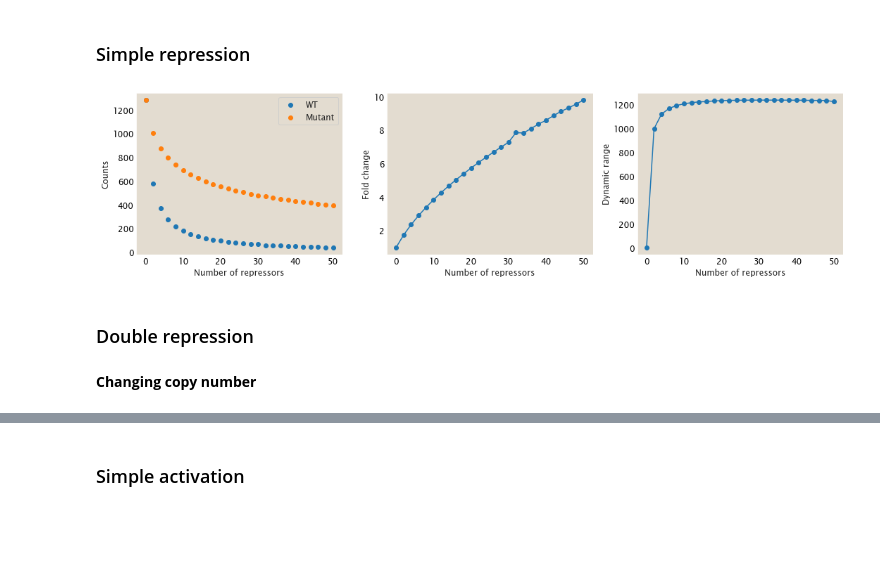
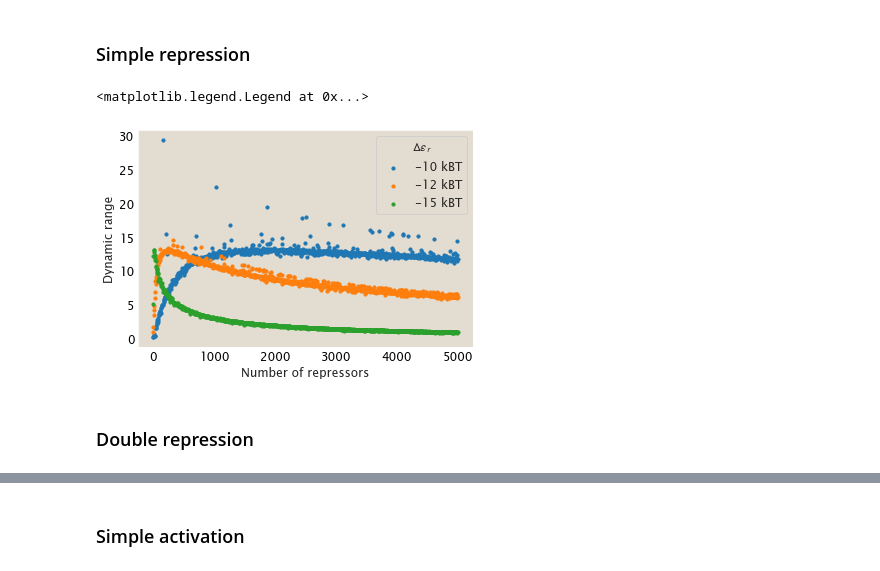
Before and after one commit to RPGroup-PBoC/theoretical_regseq, a Jupyter notebook: notebooks/theoretical/tf_copy_number.ipynb, the cells around one changed output, grey strips where cells are left out. Cells and saved outputs as stored; diff of their text form; code cells hidden in the pictures; blank space fills up the shorter version.

```diff
--- a/notebooks/theoretical/tf_copy_number.ipynb
+++ b/notebooks/theoretical/tf_copy_number.ipynb
@@ -51,51 +51,33 @@ for i in range(3):
 rep_emat = np.mean(O1_1027_fixed, axis=0)
 # %%
 n_NS = len(genome)
-n_p = 4600
-l_n_r = np.arange(0, 51, 2)
-ep_wt = -5
-er_wt = -15
+n_p = 5000
+l_n_r = np.arange(1, 5000, 5)
+ep_wt = -7
+l_er_wt = [-10, -12, -15]
 
-fc_simrep = []
-dr_simrep = []
-wt_simrep = []
-mut_simrep = []
-for n_r in l_n_r:
-    df = tregs.simulate.sim_pointmut(promoter, tregs.simulate.simrep_pbound, [rnap_site, rep_site],
-                                     [rep_site],
-                                     *[n_NS, n_p, n_r, rnap_emat, rep_emat, ep_wt, er_wt],
-                                     scaling_factor=10**4)
+dr = []
+for er_wt in l_er_wt:
+    dr_simrep = []
+    for n_r in l_n_r:
+        df = tregs.simulate.sim_pointmut(promoter, tregs.simulate.simrep_pbound, [rnap_site, rep_site],
+                                        [rep_site],
+                                        *[n_NS, n_p, n_r, rnap_emat, rep_emat, ep_wt, er_wt],
+                                        scaling_factor=10*6)
 
-    norm_ct = df['norm_ct_1'].to_numpy()
-    fc = np.mean(norm_ct[1:] / norm_ct[0])
-    fc_simrep.append(fc)
-    dr_simrep.append(np.max(norm_ct) - np.min(norm_ct))
-    wt_simrep.append(norm_ct[0])
-    mut_simrep.append(np.mean(norm_ct[1:]))
+        norm_ct = df['norm_ct_1'].to_numpy()
+        dr_simrep.append(np.mean(norm_ct[1:] - norm_ct[0]))
+    dr.append(dr_simrep)
-# %%
-# plot fold change against number of repressors
-fig, axes = plt.subplots(1, 3, figsize=(15, 4))
-ax1, ax2, ax3 = axes
-ax1.scatter(l_n_r, wt_simrep, label='WT')
-ax1.scatter(l_n_r, mut_simrep, label='Mutant')
-ax1.set_xlabel('Number of repressors')
-ax1.set_ylabel('Counts')
-ax1.legend()
-
-ax2.plot(l_n_r, fc_simrep)
-ax2.scatter(l_n_r, fc_simrep)
-ax2.set_xlabel('Number of repressors')
-ax2.set_ylabel('Fold change')
-
-ax3.plot(l_n_r, dr_simrep)
-ax3.scatter(l_n_r, dr_simrep)
-ax3.set_xlabel('Number of repressors')
-ax3.set_ylabel('Dynamic range')
-#ax3.set_yscale('log')
-
-plt.tight_layout()
-# %% [output]
-[figure, removed]
+# %%
+fig, ax = plt.subplots()
+for i in range(3):
+    ax.scatter(l_n_r, dr[i], label='{} kBT'.format(str(l_er_wt[i])), s=10)
+ax.set_xlabel('Number of repressors')
+ax.set_ylabel('Dynamic range')
+ax.legend(title=r'$\Delta \epsilon_{r}$')
+# %% [output]
+<matplotlib.legend.Legend at 0x...>
+[figure, added]
 # %% [markdown]
 ### Double repression
 # %%
@@ -103,7 +85,5 @@ rep1_site = promoter[(115-70):(115-60)]
 rep2_site = promoter[(115-50):(115-40)]
 r1_emat = tregs.simulate.generate_emap(rep1_site, fixed=True, fixed_value=1)
 r2_emat = tregs.simulate.generate_emap(rep2_site, fixed=True, fixed_value=1)
-# %% [markdown]
-**Changing copy number**
 # %%
 n_NS = len(genome)
```
Also changed, not shown: parts of 19 cells of this notebook, 16 other files.
